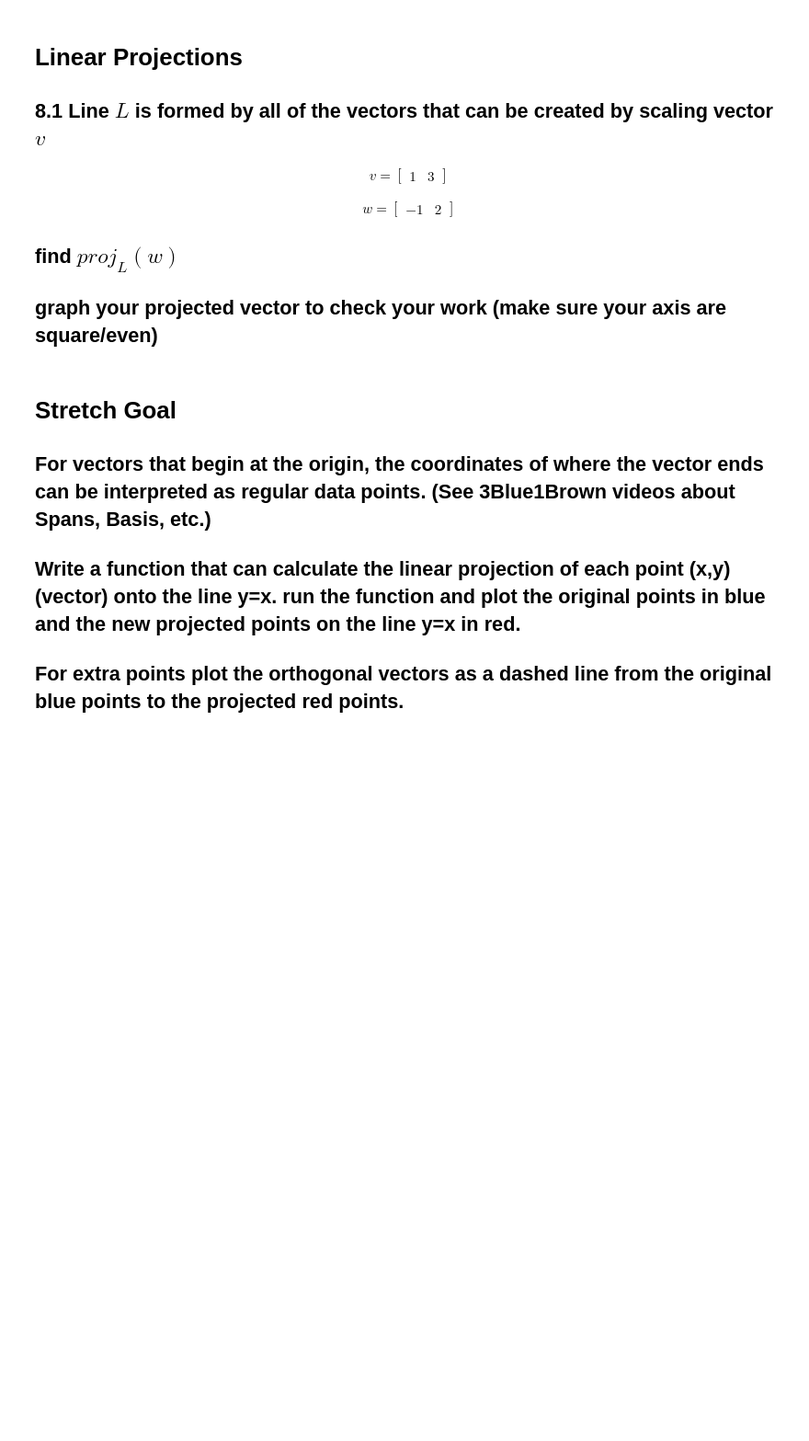
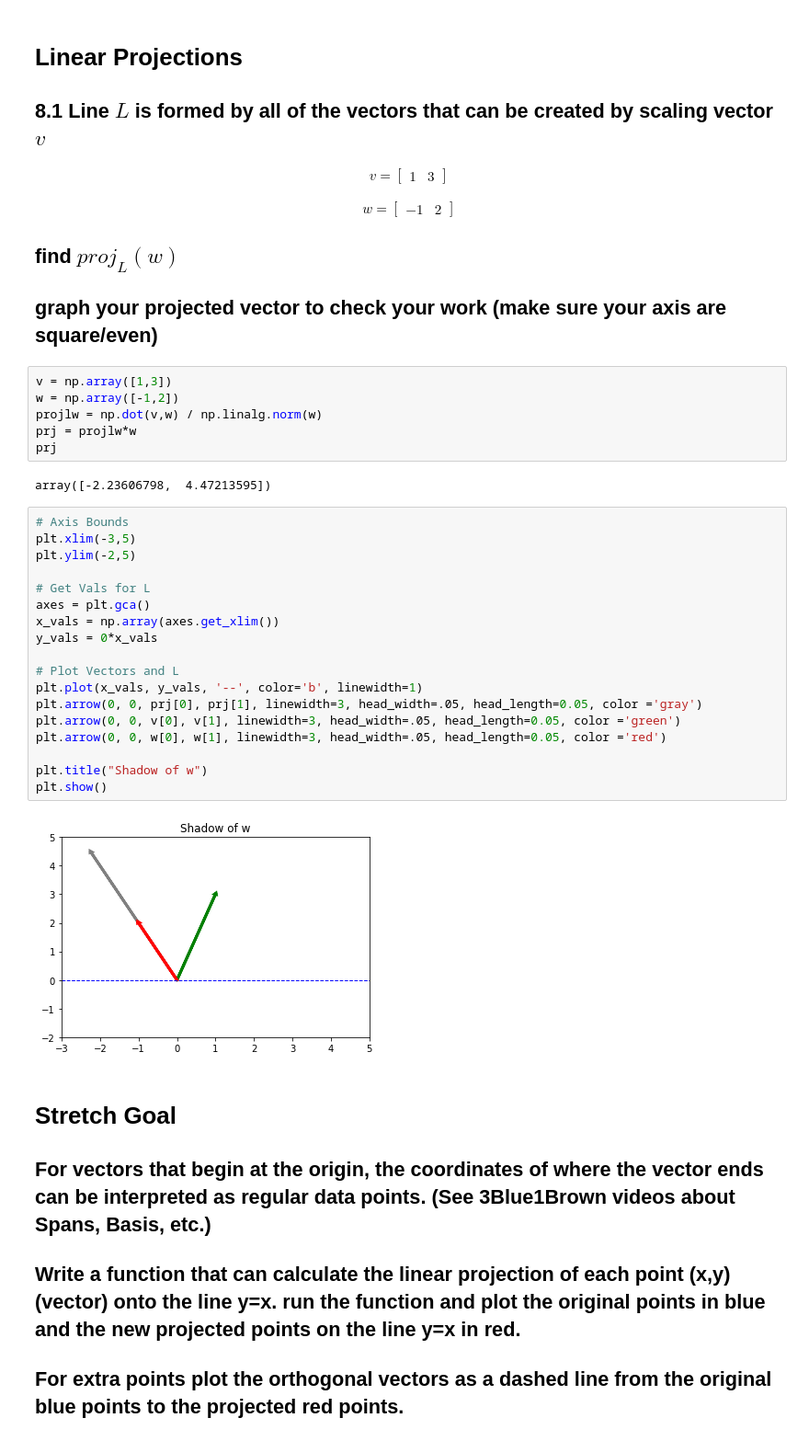
Before and after one commit to urenajose/DS-Unit-1-Sprint-3-Linear-Algebra, a Jupyter notebook: Jose_DS_132_Intermediate_Linear_Algebra_Assignment.ipynb, the cells around one changed output. Shown at 92% size. Saved outputs shown, nothing was run; the diff lists cells and outputs as text; blank space fills up the shorter version.

```diff
--- a/Jose_DS_132_Intermediate_Linear_Algebra_Assignment.ipynb
+++ b/Jose_DS_132_Intermediate_Linear_Algebra_Assignment.ipynb
@@ -384,6 +406,34 @@ w = \begin{bmatrix} -1 & 2 \end{bmatrix}
 ## find $proj_{L}(w)$
 
 ## graph your projected vector to check your work (make sure your axis are square/even)
+# %%
+v = np.array([1,3])
+w = np.array([-1,2])
+projlw = np.dot(v,w) / np.linalg.norm(w)
+prj = projlw*w
+prj
+# %% [output]
+array([-2.23606798,  4.47213595])
+# %%
+# Axis Bounds
+plt.xlim(-3,5)
+plt.ylim(-2,5)
+
+# Get Vals for L
+axes = plt.gca()
+x_vals = np.array(axes.get_xlim())
+y_vals = 0*x_vals
+
+# Plot Vectors and L
+plt.plot(x_vals, y_vals, '--', color='b', linewidth=1)
+plt.arrow(0, 0, prj[0], prj[1], linewidth=3, head_width=.05, head_length=0.05, color ='gray')
+plt.arrow(0, 0, v[0], v[1], linewidth=3, head_width=.05, head_length=0.05, color ='green')
+plt.arrow(0, 0, w[0], w[1], linewidth=3, head_width=.05, head_length=0.05, color ='red')
+
+plt.title("Shadow of w")
+plt.show()
+# %% [output]
+[figure, added]
 # %% [markdown]
 # Stretch Goal
 
```
Also changed, not shown: parts of 14 cells of this notebook.
